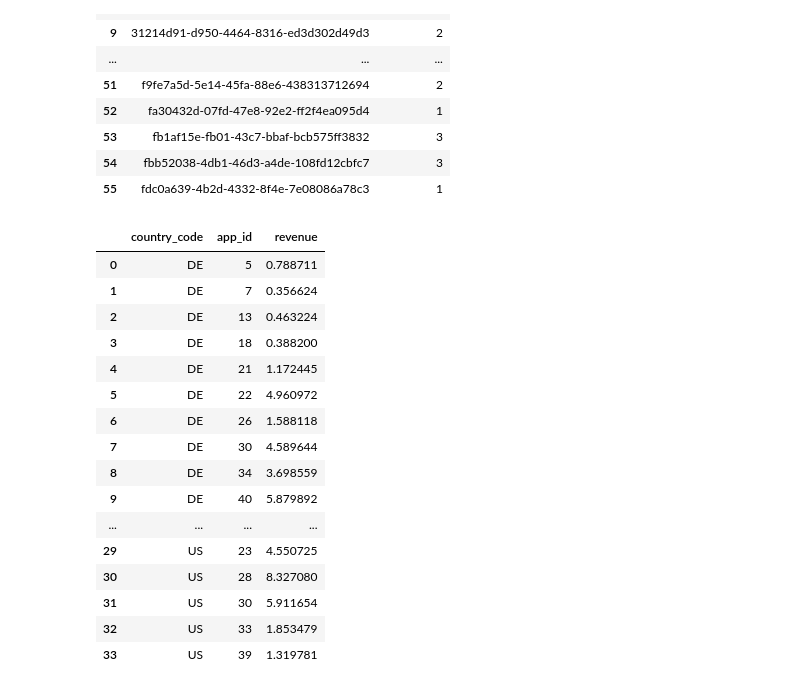
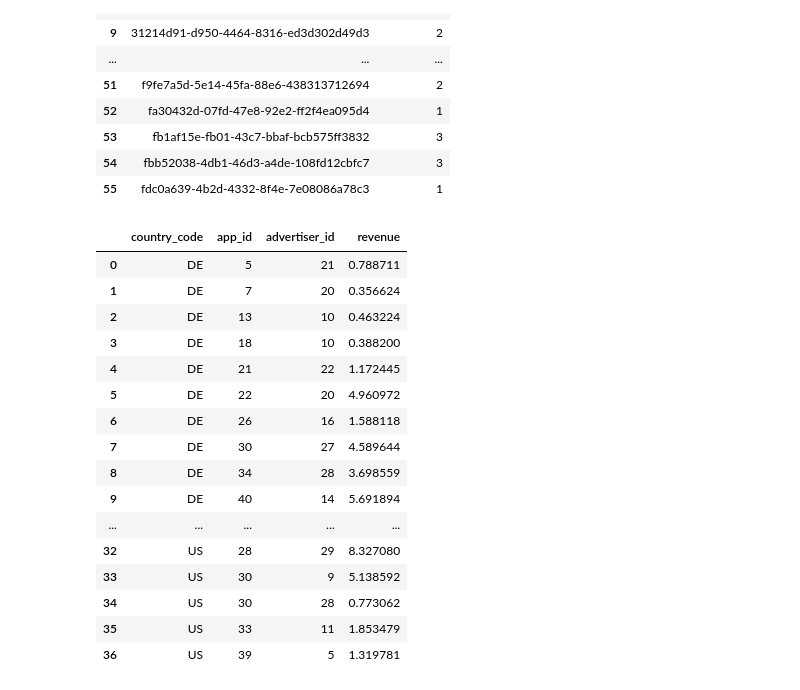
Before and after one commit to eyamini/Verve-Top-Advertisers, a Jupyter notebook: Merged.ipynb, the cells around one changed output. Cells and saved outputs as stored; diff of their text form; code cells hidden in the pictures.

```diff
--- a/Merged.ipynb
+++ b/Merged.ipynb
@@ -4,14 +4,14 @@ import numpy as np
 import scipy.stats as stats
 # %%
 impressions_path= "impressions.json"
-impressions_raw= pd.read_json(impressions_path)
+impressions= pd.read_json(impressions_path)
 
-impressions_raw.drop_duplicates(inplace=True)
+impressions.drop_duplicates(inplace=True)
 nan_value = float("NaN")
-impressions_raw.replace("", nan_value, inplace=True)
-impressions_raw.dropna(subset = ["country_code"], inplace=True)
-impressions = impressions_raw[impressions_raw["country_code" and "id"].str.contains("None" or "NaN")==False]
-impressions_raw = impressions_raw.astype({"app_id": int, "advertiser_id": int, "country_code": str, "id": str})
+impressions.replace("", nan_value, inplace=True)
+impressions.dropna(subset = ["country_code"], inplace=True)
+impressions = impressions[impressions["country_code" and "id"].str.contains("None" or "NaN")==False]
+impressions = impressions.astype({"app_id": int, "advertiser_id": int, "country_code": str, "id": str})
 impressions
 # %% [output]
 |  | app_id | advertiser_id | country_code | id |
@@ -108,24 +106,23 @@ click_count
 | 54 | fbb52038-4db1-46d3-a4de-108fd12cbfc7 | 3 |
 | 55 | fdc0a639-4b2d-4332-8f4e-7e08086a78c3 | 1 |
 # %%
-revenue = merged.groupby(['country_code','app_id']).sum().reset_index()
-revenue = revenue[['country_code', 'app_id', 'revenue']]
+revenue = merged.groupby(['country_code','app_id','advertiser_id'])['revenue'].sum().reset_index()
 revenue
 # %% [output]
-|  | country_code | app_id | revenue |
-| 0 | DE | 5 | 0.788711 |
-| 1 | DE | 7 | 0.356624 |
-| 2 | DE | 13 | 0.463224 |
-| 3 | DE | 18 | 0.388200 |
-| 4 | DE | 21 | 1.172445 |
-| 5 | DE | 22 | 4.960972 |
-| 6 | DE | 26 | 1.588118 |
-| 7 | DE | 30 | 4.589644 |
-| 8 | DE | 34 | 3.698559 |
-| 9 | DE | 40 | 5.879892 |
-| ... | ... | ... | ... |
-| 29 | US | 23 | 4.550725 |
-| 30 | US | 28 | 8.327080 |
-| 31 | US | 30 | 5.911654 |
-| 32 | US | 33 | 1.853479 |
-| 33 | US | 39 | 1.319781 |
+|  | country_code | app_id | advertiser_id | revenue |
+| 0 | DE | 5 | 21 | 0.788711 |
+| 1 | DE | 7 | 20 | 0.356624 |
+| 2 | DE | 13 | 10 | 0.463224 |
+| 3 | DE | 18 | 10 | 0.388200 |
+| 4 | DE | 21 | 22 | 1.172445 |
+| 5 | DE | 22 | 20 | 4.960972 |
+| 6 | DE | 26 | 16 | 1.588118 |
+| 7 | DE | 30 | 27 | 4.589644 |
+| 8 | DE | 34 | 28 | 3.698559 |
+| 9 | DE | 40 | 14 | 5.691894 |
+| ... | ... | ... | ... | ... |
+| 32 | US | 28 | 29 | 8.327080 |
+| 33 | US | 30 | 9 | 5.138592 |
+| 34 | US | 30 | 28 | 0.773062 |
+| 35 | US | 33 | 11 | 1.853479 |
+| 36 | US | 39 | 5 | 1.319781 |
```
Also changed, not shown: parts of 5 cells of this notebook.
